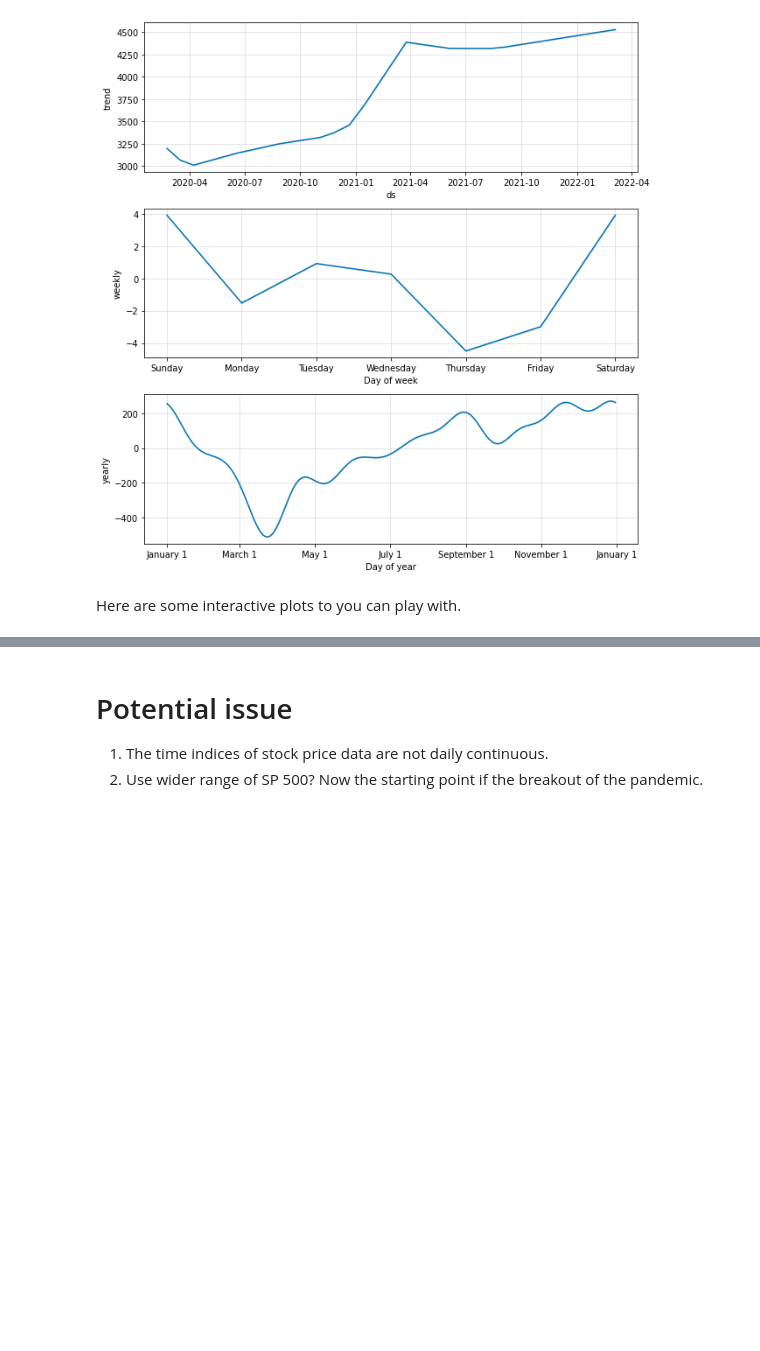
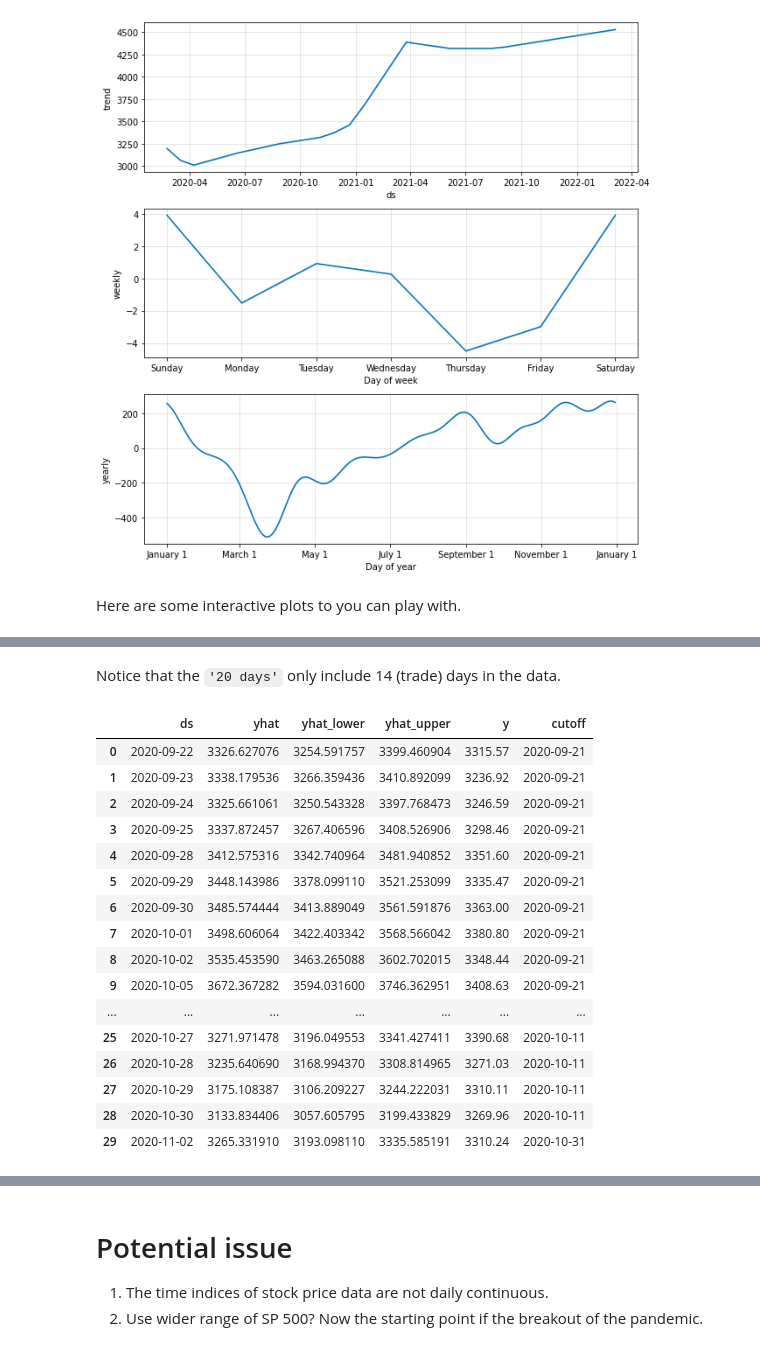
Before and after one commit to WenhaoP/red_or_grean, a Jupyter notebook: prophet.ipynb, the cells around one changed output, grey strips where cells are left out. Saved outputs shown, nothing was run; the diff lists cells and outputs as text; code cells hidden in the pictures; blank space fills up the shorter version.

```diff
--- a/prophet.ipynb
+++ b/prophet.ipynb
@@ -171,0 +203,22 @@ plot_components_plotly(sp_500_model, forecast)
+# %% [markdown]
+Notice that the `'20 days'` only include 14 (trade) days in the data.
+# %%
+sp_500_cv.head(30)
+# %% [output]
+|  | ds | yhat | yhat_lower | yhat_upper | y | cutoff |
+| 0 | 2020-09-22 | 3326.627076 | 3254.591757 | 3399.460904 | 3315.57 | 2020-09-21 |
+| 1 | 2020-09-23 | 3338.179536 | 3266.359436 | 3410.892099 | 3236.92 | 2020-09-21 |
+| 2 | 2020-09-24 | 3325.661061 | 3250.543328 | 3397.768473 | 3246.59 | 2020-09-21 |
+| 3 | 2020-09-25 | 3337.872457 | 3267.406596 | 3408.526906 | 3298.46 | 2020-09-21 |
+| 4 | 2020-09-28 | 3412.575316 | 3342.740964 | 3481.940852 | 3351.60 | 2020-09-21 |
+| 5 | 2020-09-29 | 3448.143986 | 3378.099110 | 3521.253099 | 3335.47 | 2020-09-21 |
+| 6 | 2020-09-30 | 3485.574444 | 3413.889049 | 3561.591876 | 3363.00 | 2020-09-21 |
+| 7 | 2020-10-01 | 3498.606064 | 3422.403342 | 3568.566042 | 3380.80 | 2020-09-21 |
+| 8 | 2020-10-02 | 3535.453590 | 3463.265088 | 3602.702015 | 3348.44 | 2020-09-21 |
+| 9 | 2020-10-05 | 3672.367282 | 3594.031600 | 3746.362951 | 3408.63 | 2020-09-21 |
+| ... | ... | ... | ... | ... | ... | ... |
+| 25 | 2020-10-27 | 3271.971478 | 3196.049553 | 3341.427411 | 3390.68 | 2020-10-11 |
+| 26 | 2020-10-28 | 3235.640690 | 3168.994370 | 3308.814965 | 3271.03 | 2020-10-11 |
+| 27 | 2020-10-29 | 3175.108387 | 3106.209227 | 3244.222031 | 3310.11 | 2020-10-11 |
+| 28 | 2020-10-30 | 3133.834406 | 3057.605795 | 3199.433829 | 3269.96 | 2020-10-11 |
+| 29 | 2020-11-02 | 3265.331910 | 3193.098110 | 3335.585191 | 3310.24 | 2020-10-31 |
```
Also changed, not shown: parts of 21 cells of this notebook.
